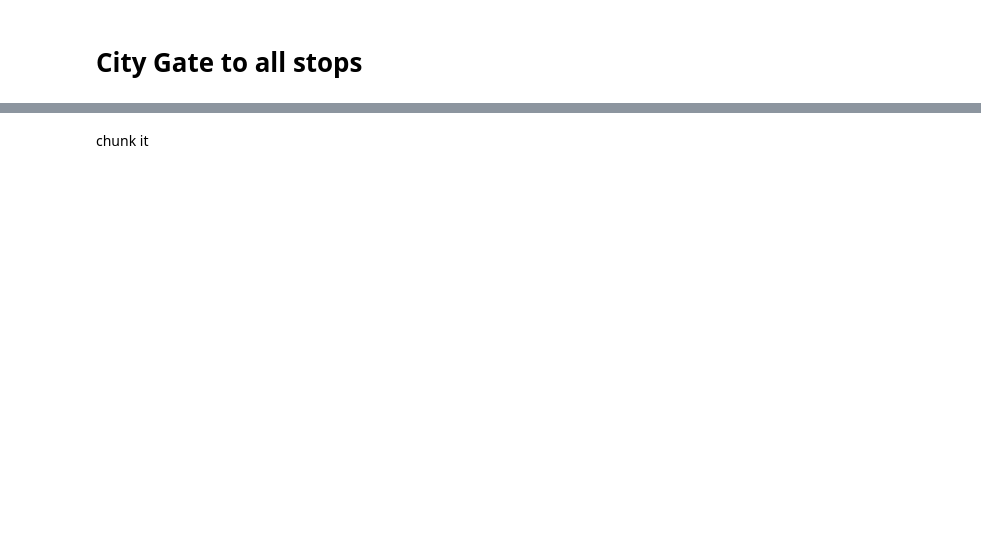
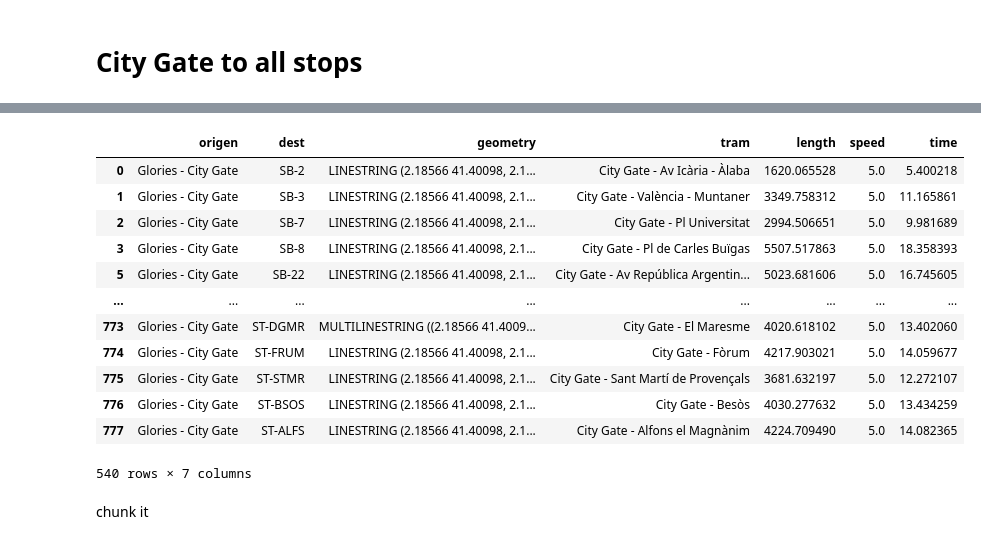
Before and after one commit to bmantepe/stop-location, a Jupyter notebook: 14-Edges-IU-Bus.ipynb, the cells around one changed output, grey strips where cells are left out. Cells and saved outputs as stored; diff of their text form; code cells hidden in the pictures; blank space fills up the shorter version.

```diff
--- a/14-Edges-IU-Bus.ipynb
+++ b/14-Edges-IU-Bus.ipynb
@@ -132,36 +128,47 @@ all_stops['id'].value_counts()
 # %%
 process = 0
 failed_iteraries = []
 from_city_gate = r5py.DetailedItineraries(
             transport_network,
             origins=glories,
             destinations=all_stops,
             transport_modes=[r5py.TransportMode.CAR],
             snap_to_network=True,
             departure=datetime.datetime(2026, 8, 19, 13, 20),
 
 )
 from_city_gate.rename(columns={'from_id': 'origen','to_id':'dest'}, inplace=True)
-print(len(from_city_gate))
 from_city_gate = from_city_gate[from_city_gate['travel_time'] > pd.Timedelta(minutes=5)]
-print(len(from_city_gate))
 from_city_gate = from_city_gate[from_city_gate['travel_time'] < pd.Timedelta(minutes=20)]
-print(len(from_city_gate))
 from_city_gate = from_city_gate[['origen','dest','geometry']]
 from_city_gate = from_city_gate.merge(all_stops[['id','name']], left_on='dest', right_on='id', how='left')
 from_city_gate['tram'] = 'City Gate' + ' - ' + from_city_gate['name']
 from_city_gate.drop(columns=['id','name'], inplace=True)
 from_city_gate.to_crs('EPSG:25831', inplace=True)
 from_city_gate['length'] = from_city_gate['geometry'].length
 from_city_gate['speed'] = 18 /3.6
 from_city_gate['time'] = pd.to_timedelta(from_city_gate['length'] / from_city_gate['speed'],unit='s')
-print(len(from_city_gate))
 from_city_gate = from_city_gate[from_city_gate['time'] > pd.Timedelta(minutes=5)]
-print(len(from_city_gate))
 from_city_gate = from_city_gate[from_city_gate['time'] < pd.Timedelta(minutes=20)]
-print(len(from_city_gate))
-from_city_gate['time'] = from_city_gate['time'].apply(
-    lambda x: f"{int(x.total_seconds() // 60):02d}:{int(x.total_seconds() % 60):02d}"
+# from_city_gate['time'] = from_city_gate['time'].apply(
+#     lambda x: f"{int(x.total_seconds() // 60):02d}:{int(x.total_seconds() % 60):02d}"
+# )
+from_city_gate["time"] = from_city_gate["time"].apply(
+    lambda x: x.total_seconds() / 60
 )
 from_city_gate.to_crs('EPSG:4326', inplace=True)
 from_city_gate
+# %% [output]
+|  | origen | dest | geometry | tram | length | speed | time |
+| 0 | Glories - City Gate | SB-2 | LINESTRING (2.18566 41.40098, 2.1... | City Gate - Av Icària - Àlaba | 1620.065528 | 5.0 | 5.400218 |
+| 1 | Glories - City Gate | SB-3 | LINESTRING (2.18566 41.40098, 2.1... | City Gate - València - Muntaner | 3349.758312 | 5.0 | 11.165861 |
+| 2 | Glories - City Gate | SB-7 | LINESTRING (2.18566 41.40098, 2.1... | City Gate - Pl Universitat | 2994.506651 | 5.0 | 9.981689 |
+| 3 | Glories - City Gate | SB-8 | LINESTRING (2.18566 41.40098, 2.1... | City Gate - Pl de Carles Buïgas | 5507.517863 | 5.0 | 18.358393 |
+| 5 | Glories - City Gate | SB-22 | LINESTRING (2.18566 41.40098, 2.1... | City Gate - Av República Argentin... | 5023.681606 | 5.0 | 16.745605 |
+| ... | ... | ... | ... | ... | ... | ... | ... |
+| 773 | Glories - City Gate | ST-DGMR | MULTILINESTRING ((2.18566 41.4009... | City Gate - El Maresme | 4020.618102 | 5.0 | 13.402060 |
+| 774 | Glories - City Gate | ST-FRUM | LINESTRING (2.18566 41.40098, 2.1... | City Gate - Fòrum | 4217.903021 | 5.0 | 14.059677 |
+| 775 | Glories - City Gate | ST-STMR | LINESTRING (2.18566 41.40098, 2.1... | City Gate - Sant Martí de Provençals | 3681.632197 | 5.0 | 12.272107 |
+| 776 | Glories - City Gate | ST-BSOS | LINESTRING (2.18566 41.40098, 2.1... | City Gate - Besòs | 4030.277632 | 5.0 | 13.434259 |
+| 777 | Glories - City Gate | ST-ALFS | LINESTRING (2.18566 41.40098, 2.1... | City Gate - Alfons el Magnànim | 4224.709490 | 5.0 | 14.082365 |
+540 rows × 7 columns
```
Also changed, not shown: parts of 20 cells of this notebook, 10 other files.
